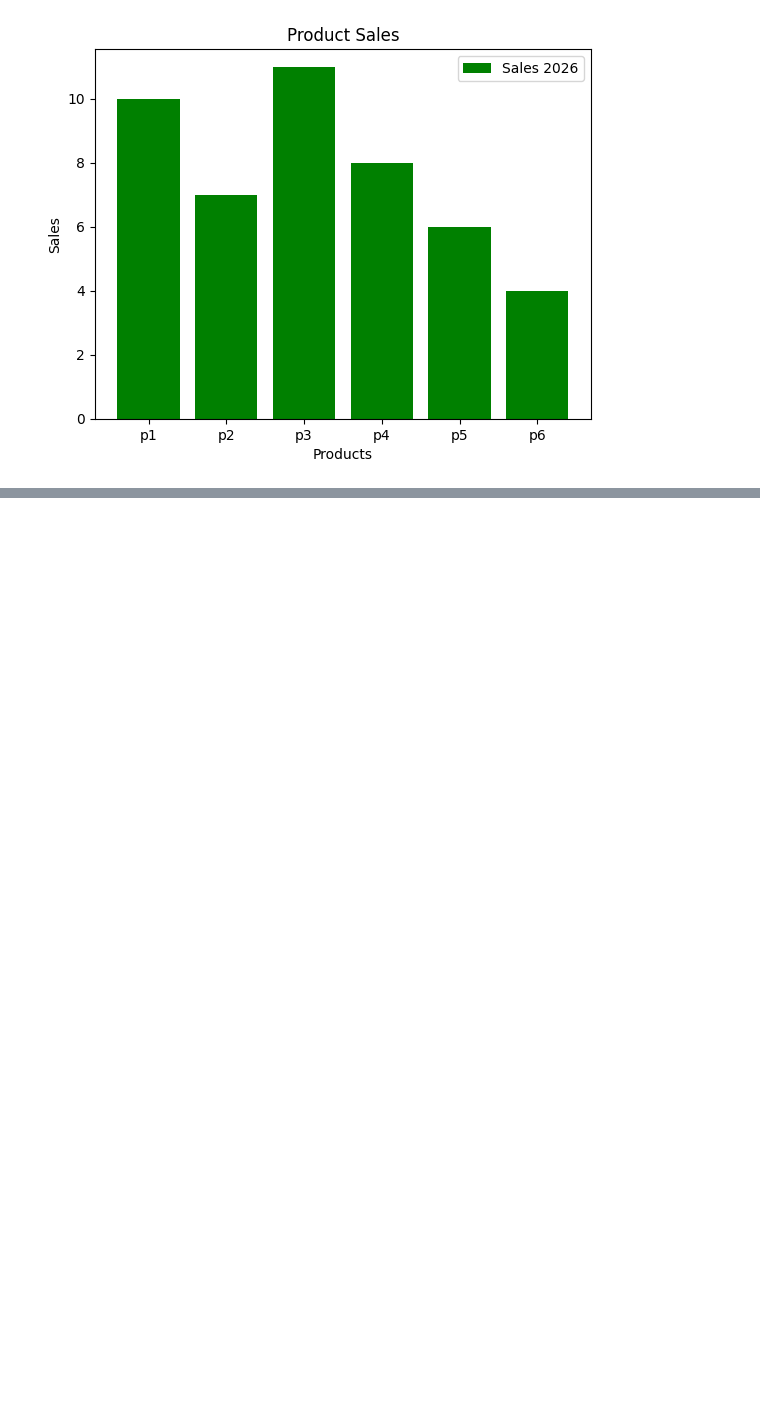
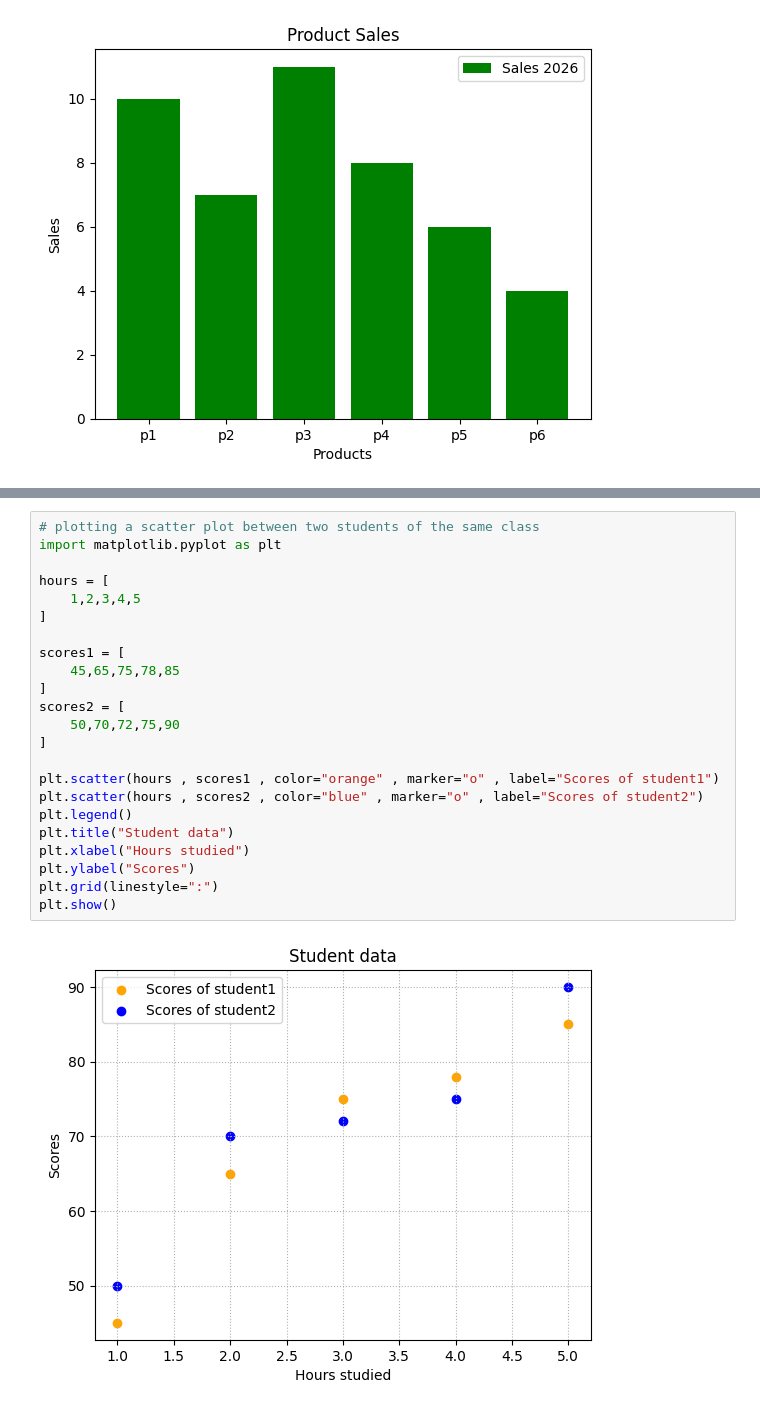
Before and after one commit to pranjal7398/Matplotlib, a Jupyter notebook: matplotlib.ipynb, the cells around one changed output, grey strips where cells are left out. Drawn from its saved outputs; the diff is of its cells as text; blank space fills up the shorter version.

```diff
--- a/matplotlib.ipynb
+++ b/matplotlib.ipynb
@@ -46,0 +113,25 @@ plt.show()
+# %%
+# plotting a scatter plot between two students of the same class
+import matplotlib.pyplot as plt
+
+hours = [
+    1,2,3,4,5
+]
+
+scores1 = [
+    45,65,75,78,85
+]
+scores2 = [
+    50,70,72,75,90
+]
+
+plt.scatter(hours , scores1 , color="orange" , marker="o" , label="Scores of student1")
+plt.scatter(hours , scores2 , color="blue" , marker="o" , label="Scores of student2")
+plt.legend()
+plt.title("Student data")
+plt.xlabel("Hours studied")
+plt.ylabel("Scores")
+plt.grid(linestyle=":")
+plt.show()
+# %% [output]
+[figure, added]
```
Also changed, not shown: parts of 5 cells of this notebook.
